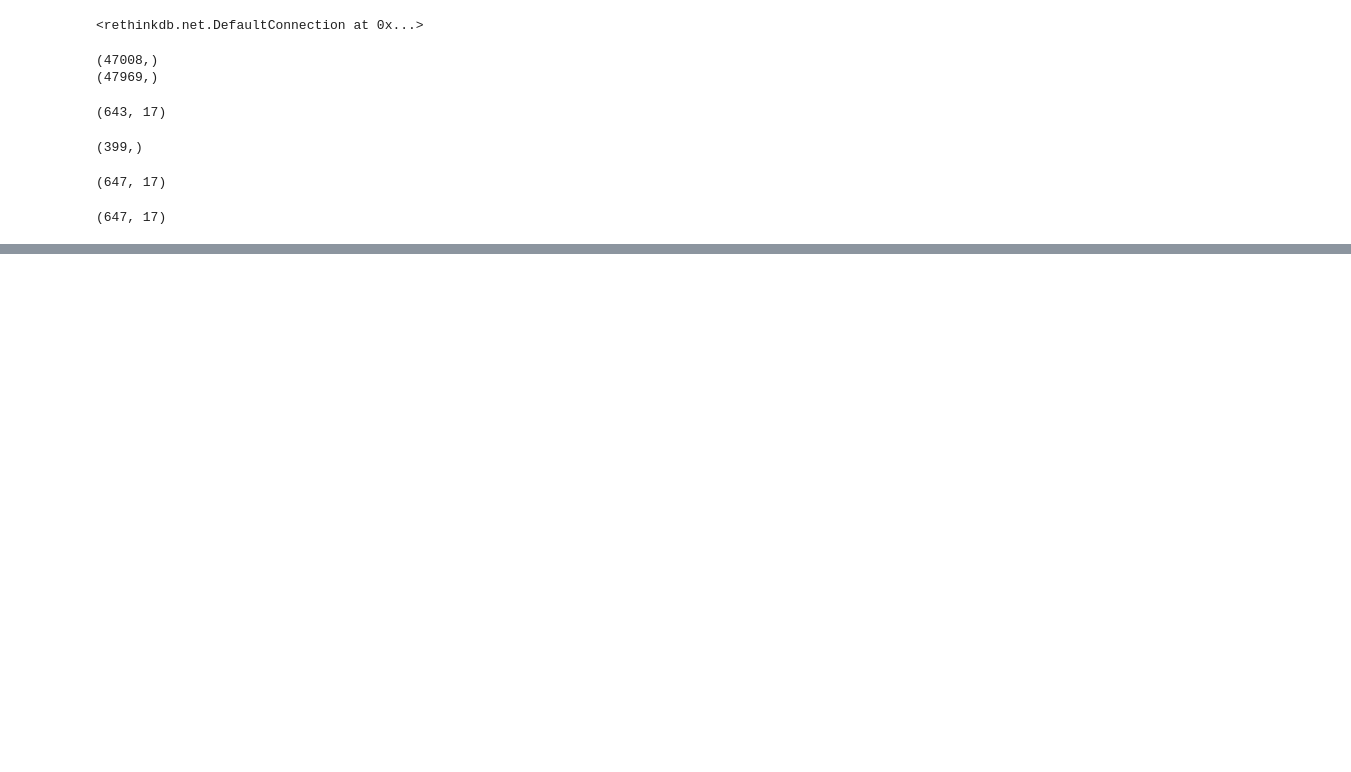
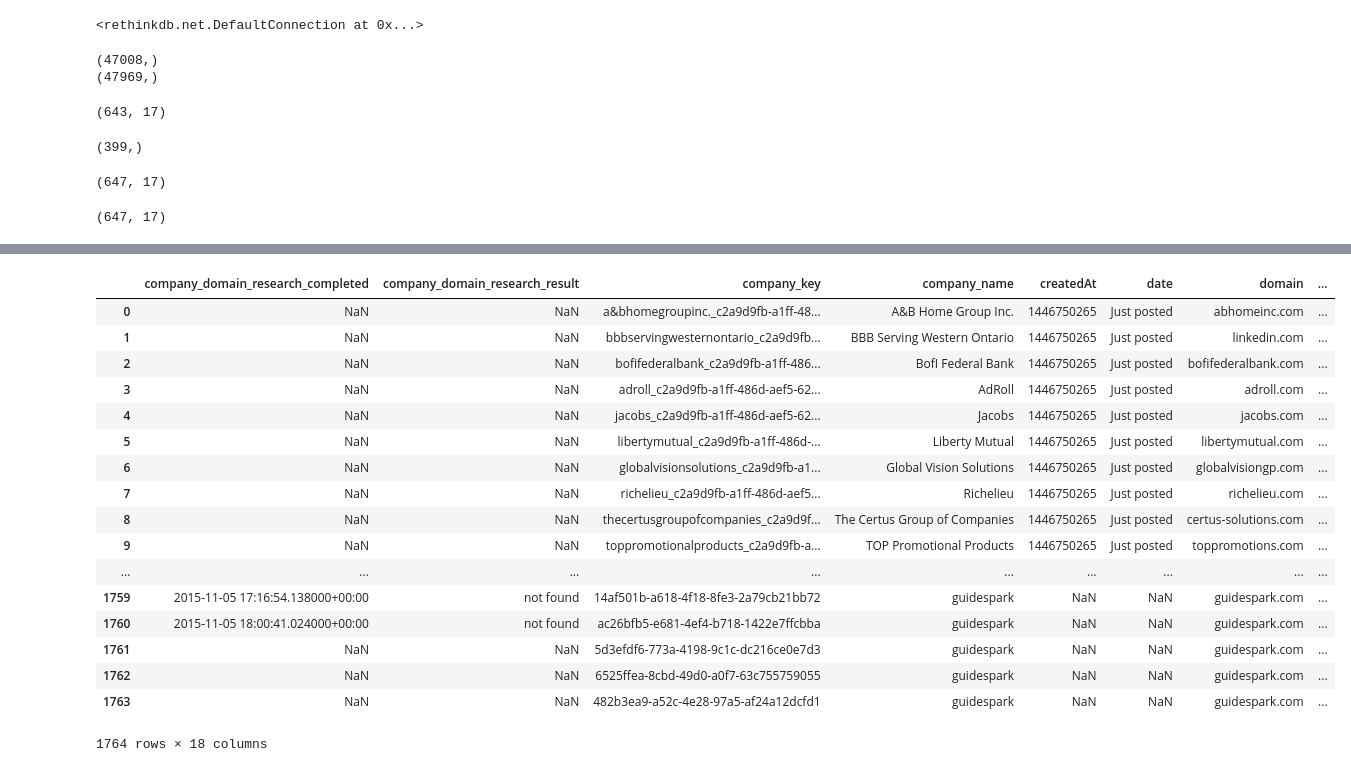
Before and after one commit to john2x/triggerselling, a Jupyter notebook: server/Stats.ipynb, the cells around one changed output, grey strips where cells are left out. Cells and saved outputs as stored; diff of their text form; code cells hidden in the pictures; blank space fills up the shorter version.

```diff
--- a/server/Stats.ipynb
+++ b/server/Stats.ipynb
@@ -446,0 +449,2 @@ t[t.domain.isnull()].shape
+# %%
+conn = r.connect(db="triggeriq")
@@ -488,0 +573,25 @@ t
+# %%
+data = r.table("triggers").filter(lambda trigger: trigger.has_fields("domain"))
+#data = data.order_by("created_at")
+data = data.order_by(r.desc("timestamp"))
+# %%
+pd.DataFrame(data.run(conn))
+# %% [output]
+|  | company_domain_research_completed | company_domain_research_result | company_key | company_name | createdAt | date | domain | ... |
+| 0 | NaN | NaN | a&bhomegroupinc._c2a9d9fb-a1ff-48... | A&B Home Group Inc. | 1446750265 | Just posted | abhomeinc.com | ... |
+| 1 | NaN | NaN | bbbservingwesternontario_c2a9d9fb... | BBB Serving Western Ontario | 1446750265 | Just posted | linkedin.com | ... |
+| 2 | NaN | NaN | bofifederalbank_c2a9d9fb-a1ff-486... | BofI Federal Bank | 1446750265 | Just posted | bofifederalbank.com | ... |
+| 3 | NaN | NaN | adroll_c2a9d9fb-a1ff-486d-aef5-62... | AdRoll | 1446750265 | Just posted | adroll.com | ... |
+| 4 | NaN | NaN | jacobs_c2a9d9fb-a1ff-486d-aef5-62... | Jacobs | 1446750265 | Just posted | jacobs.com | ... |
+| 5 | NaN | NaN | libertymutual_c2a9d9fb-a1ff-486d-... | Liberty Mutual | 1446750265 | Just posted | libertymutual.com | ... |
+| 6 | NaN | NaN | globalvisionsolutions_c2a9d9fb-a1... | Global Vision Solutions | 1446750265 | Just posted | globalvisiongp.com | ... |
+| 7 | NaN | NaN | richelieu_c2a9d9fb-a1ff-486d-aef5... | Richelieu | 1446750265 | Just posted | richelieu.com | ... |
+| 8 | NaN | NaN | thecertusgroupofcompanies_c2a9d9f... | The Certus Group of Companies | 1446750265 | Just posted | certus-solutions.com | ... |
+| 9 | NaN | NaN | toppromotionalproducts_c2a9d9fb-a... | TOP Promotional Products | 1446750265 | Just posted | toppromotions.com | ... |
+| ... | ... | ... | ... | ... | ... | ... | ... | ... |
+| 1759 | 2015-11-05 17:16:54.138000+00:00 | not found | 14af501b-a618-4f18-8fe3-2a79cb21bb72 | guidespark | NaN | NaN | guidespark.com | ... |
+| 1760 | 2015-11-05 18:00:41.024000+00:00 | not found | ac26bfb5-e681-4ef4-b718-1422e7ffcbba | guidespark | NaN | NaN | guidespark.com | ... |
+| 1761 | NaN | NaN | 5d3efdf6-773a-4198-9c1c-dc216ce0e7d3 | guidespark | NaN | NaN | guidespark.com | ... |
+| 1762 | NaN | NaN | 6525ffea-8cbd-49d0-a0f7-63c755759055 | guidespark | NaN | NaN | guidespark.com | ... |
+| 1763 | NaN | NaN | 482b3ea9-a52c-4e28-97a5-af24a12dcfd1 | guidespark | NaN | NaN | guidespark.com | ... |
+1764 rows × 18 columns
```
Also changed, not shown: parts of 24 cells of this notebook, 29 other files.
